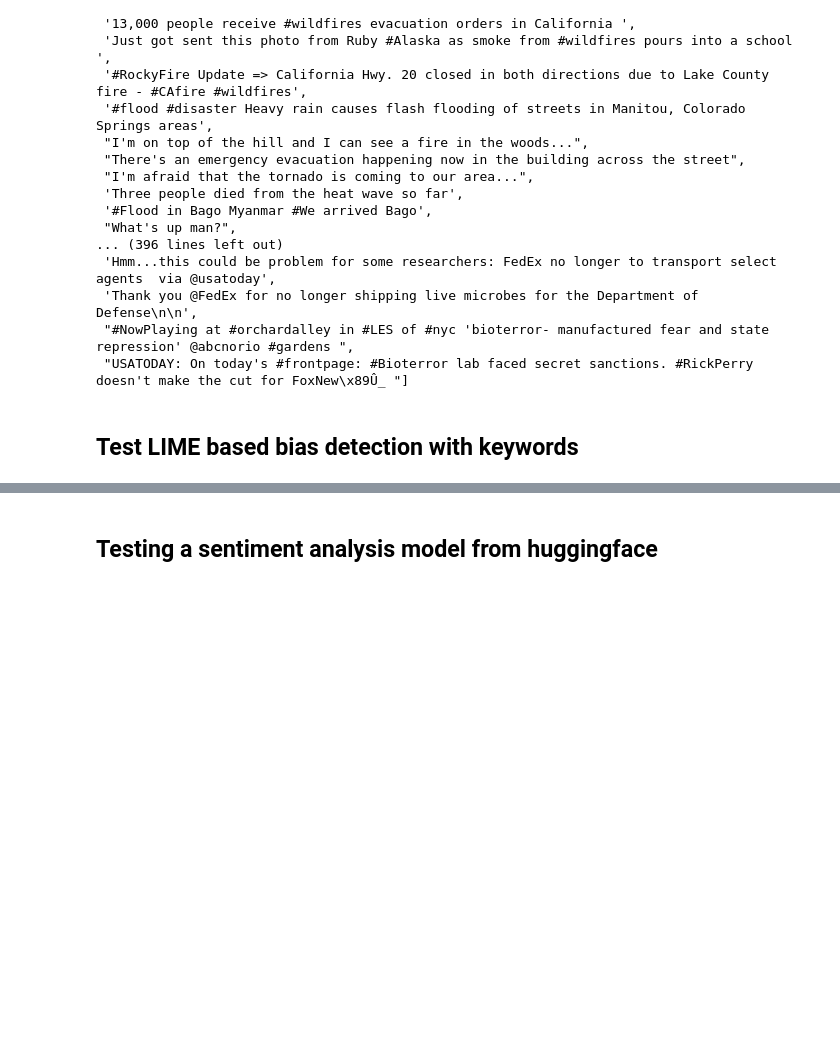
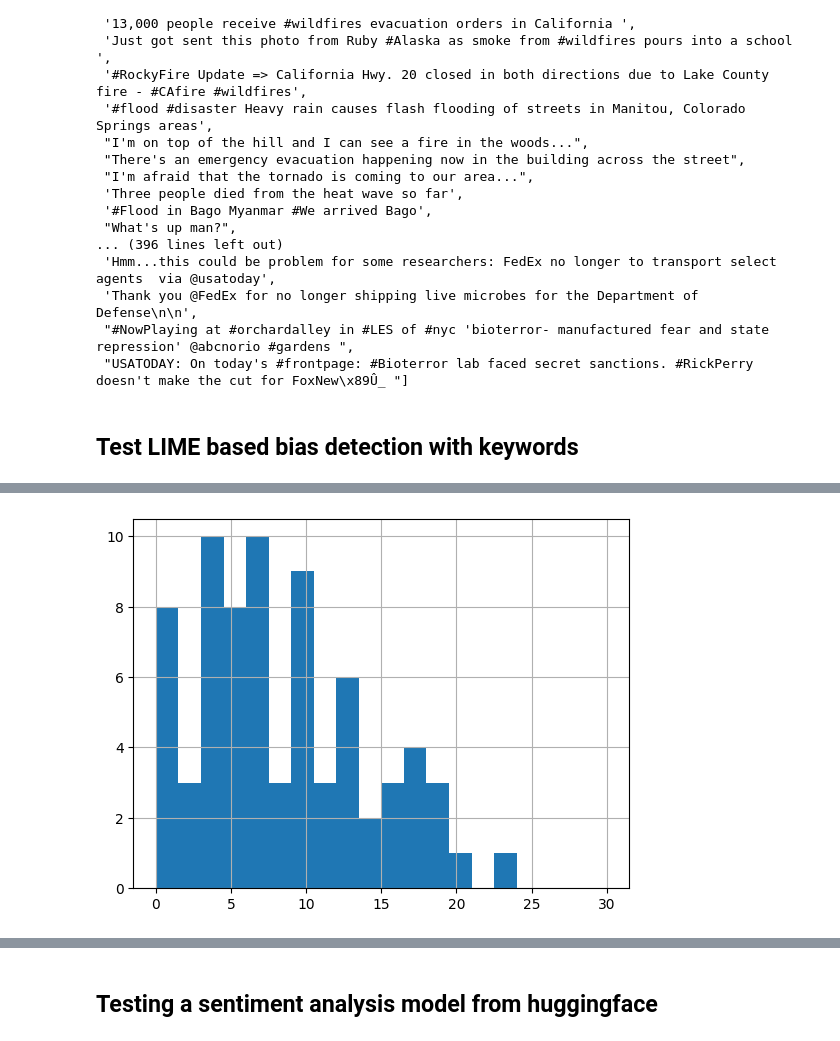
Before and after one commit to biaslyze-dev/biaslyze, a Jupyter notebook: notebooks/test-0.0.1-twitter-disaster.ipynb, the cells around one changed output, grey strips where cells are left out. Drawn from its saved outputs; the diff is of its cells as text; code cells hidden in the pictures; blank space fills up the shorter version.

```diff
--- a/notebooks/test-0.0.1-twitter-disaster.ipynb
+++ b/notebooks/test-0.0.1-twitter-disaster.ipynb
@@ -150,0 +179,4 @@ res_df["bias_keywords_joined"] = res_df.bias_keywords.apply(lambda x: ", ".join(
+# %%
+res_df[res_df.bias_concepts_joined == "gender"].keyword_position.hist(bins=20, range=[0.0, 30.0], align="mid");
+# %% [output]
+[figure, added]
```
Also changed, not shown: parts of 21 cells of this notebook, 3 other files.
